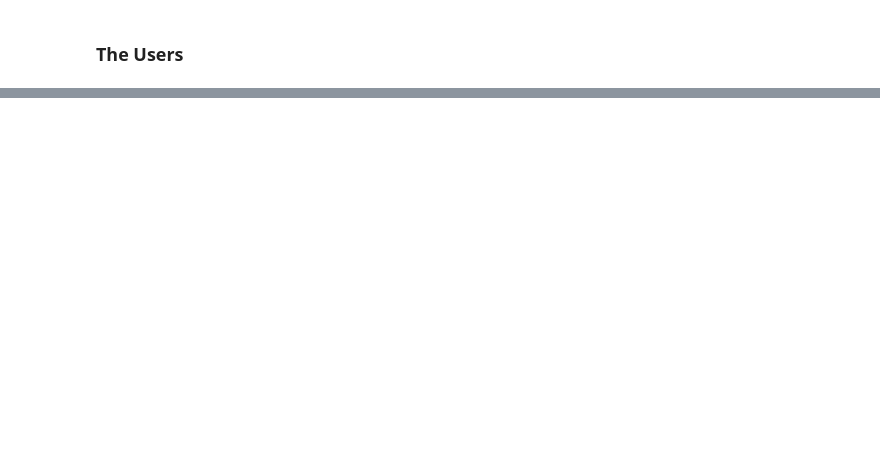
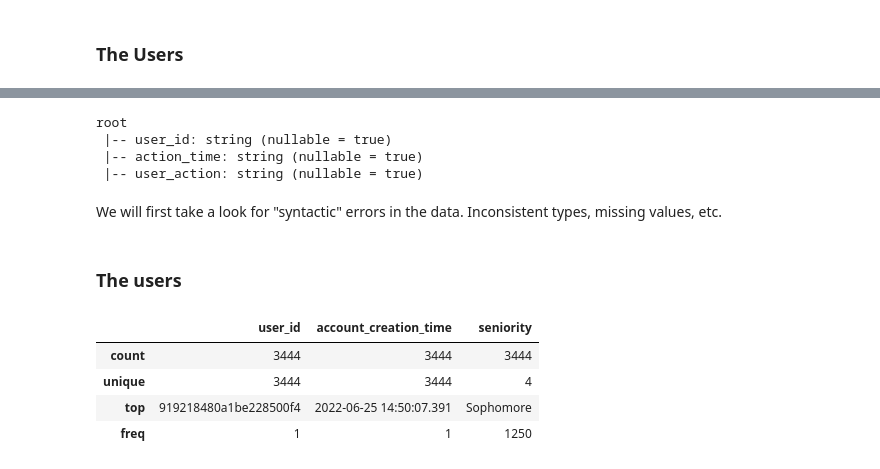
Before and after one commit to andreas-masaoutis/ScholoApp, a Jupyter notebook: scripts/eda_ScholoApp.ipynb, the cells around one changed output, grey strips where cells are left out. Cells and saved outputs as stored; diff of their text form; code cells hidden in the pictures; blank space fills up the shorter version.

Commit message:
data: EDA - section 2
We are halfway through in semantic checks for the data

```diff
--- a/scripts/eda_ScholoApp.ipynb
+++ b/scripts/eda_ScholoApp.ipynb
@@ -40,2 +50,7 @@ for i in client.list_databases():
+# %%
+db_name = 'scholoapp'
+
+if db_name not in client.list_database_names():
+    ScholoApp_db = client.scholoapp
 # %% [markdown]
 ### The Users
@@ -273,0 +240,10 @@ only showing top 20 rows
+# %%
+## We load the user raw data onto a Spark dataframe
+## Note that we go through pandas,
+## see the known limitations section at README.md
+
+users_sparkDF = spark.createDataFrame(
+                    pd.DataFrame(
+                            ScholoApp_db.user_raw_data.find({})
+                    ).iloc[:, 1: ]  ## We drop the MongoDB id field; not need for it
+                )
@@ -273,0 +298,25 @@ only showing top 20 rows
+# %%
+actions_sparkDF.printSchema()
+# %% [output]
+root
+ |-- user_id: string (nullable = true)
+ |-- action_time: string (nullable = true)
+ |-- user_action: string (nullable = true)
+# %% [markdown]
+
+We will first take a look for "syntactic" errors in the data. Inconsistent types, missing values, etc.
+# %% [markdown]
+### The users
+# %%
+## Each user is unique. There are no duplicates.
+## There are four levels of seniority, as expected.
+## Each timestamp is unique
+## There are no missing values for any of the columns
+
+users_sparkDF.pandas_api().describe()
+# %% [output]
+|  | user_id | account_creation_time | seniority |
+| count | 3444 | 3444 | 3444 |
+| unique | 3444 | 3444 | 4 |
+| top | 919218480a1be228500f4 | 2022-06-25 14:50:07.391 | Sophomore |
+| freq | 1 | 1 | 1250 |
```
Also changed, not shown: parts of 94 cells of this notebook.
